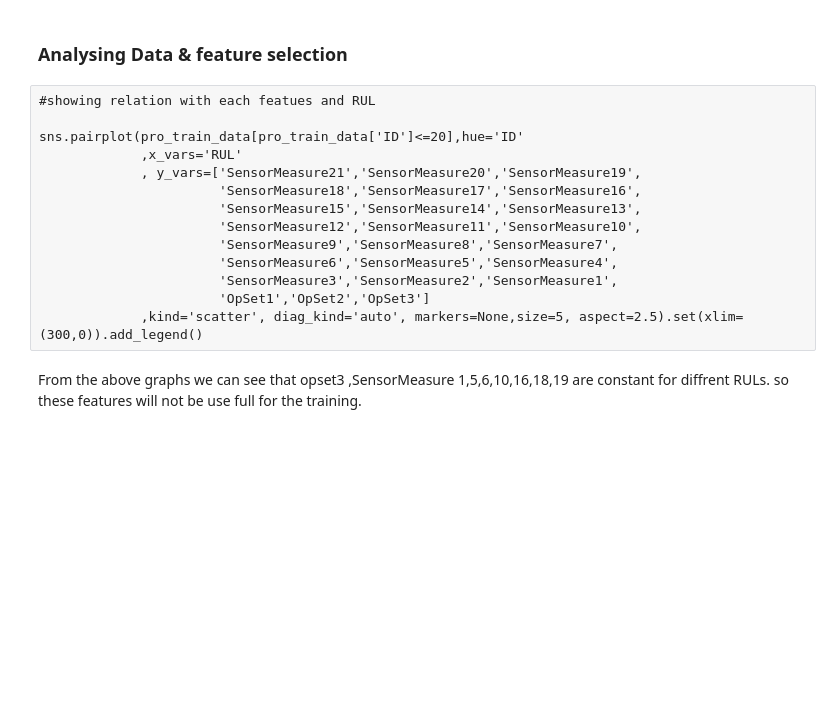
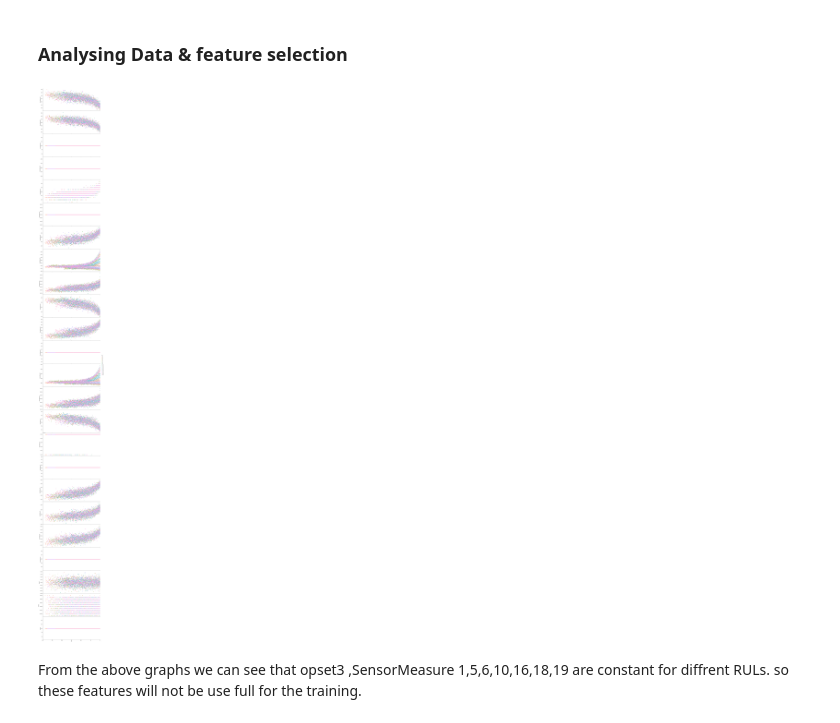
Before and after one commit to alok2244/Aerospace-Predictive-Maintenance, a Jupyter notebook: Predictive Maintenance .ipynb, the cells around one changed output. Cells and saved outputs as stored; diff of their text form; code cells hidden in the pictures; blank space fills up the shorter version.

```diff
--- a/Predictive Maintenance .ipynb
+++ b/Predictive Maintenance .ipynb
@@ -142,19 +142,22 @@ pro_test_data
 # %% [markdown]
 ### Analysing Data & feature selection
-# %% [raw]
-#showing relation with each featues and RUL
-
-sns.pairplot(pro_train_data[pro_train_data['ID']<=20],hue='ID'
-             ,x_vars='RUL'
-             , y_vars=['SensorMeasure21','SensorMeasure20','SensorMeasure19',
-                       'SensorMeasure18','SensorMeasure17','SensorMeasure16',
-                       'SensorMeasure15','SensorMeasure14','SensorMeasure13',
-                       'SensorMeasure12','SensorMeasure11','SensorMeasure10',
-                       'SensorMeasure9','SensorMeasure8','SensorMeasure7',
-                       'SensorMeasure6','SensorMeasure5','SensorMeasure4',
-                       'SensorMeasure3','SensorMeasure2','SensorMeasure1',
-                       'OpSet1','OpSet2','OpSet3']
-             ,kind='scatter', diag_kind='auto', markers=None,size=5, aspect=2.5).set(xlim=(300,0)).add_legend()
+# %%
+#showing relation with each featues and RUL
+
+sns.pairplot(pro_train_data[pro_train_data['ID']<=20],hue='ID'
+             ,x_vars='RUL'
+             , y_vars=['SensorMeasure21','SensorMeasure20','SensorMeasure19',
+                       'SensorMeasure18','SensorMeasure17','SensorMeasure16',
+                       'SensorMeasure15','SensorMeasure14','SensorMeasure13',
+                       'SensorMeasure12','SensorMeasure11','SensorMeasure10',
+                       'SensorMeasure9','SensorMeasure8','SensorMeasure7',
+                       'SensorMeasure6','SensorMeasure5','SensorMeasure4',
+                       'SensorMeasure3','SensorMeasure2','SensorMeasure1',
+                       'OpSet1','OpSet2','OpSet3']
+             ,kind='scatter', diag_kind='auto', markers=None,size=5, aspect=2.5).set(xlim=(300,0)).add_legend()
+logging.info("Analysing Data for feature selection by findind relation with featues and RUL complete")
+# %% [output]
+[figure, added]
 # %% [markdown]
 From the above graphs we can see that opset3 ,SensorMeasure 1,5,6,10,16,18,19 are constant for diffrent RULs.
 so these features will not be use full for the training.
```
Also changed, not shown: parts of 22 cells of this notebook.
